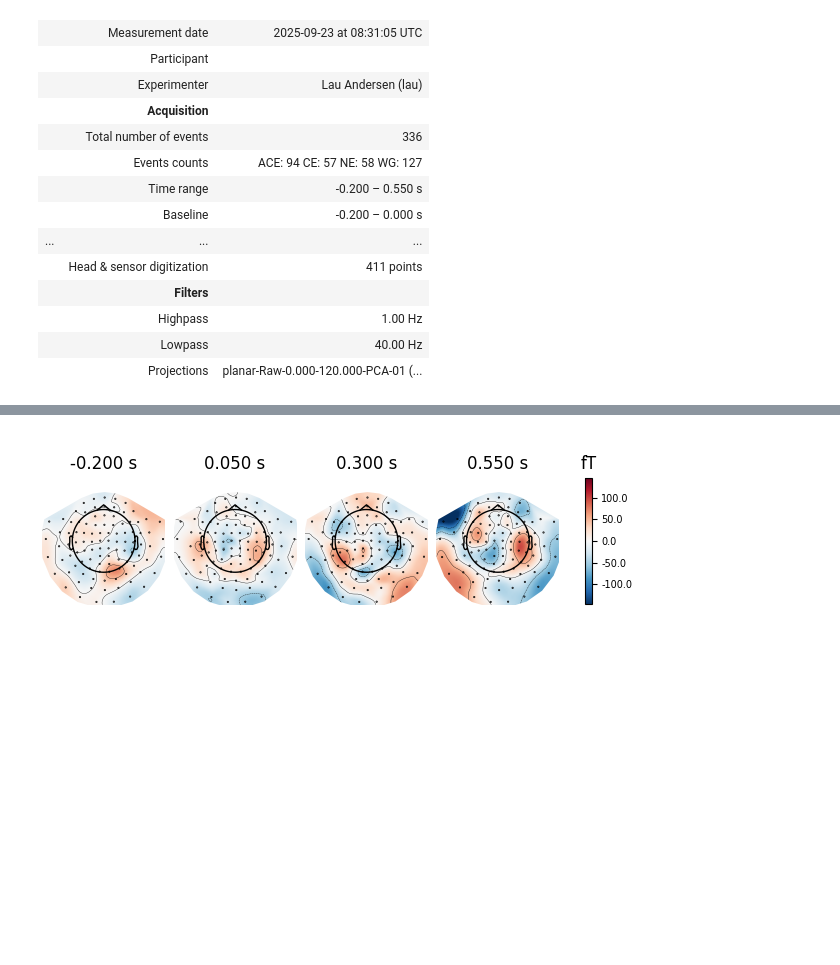
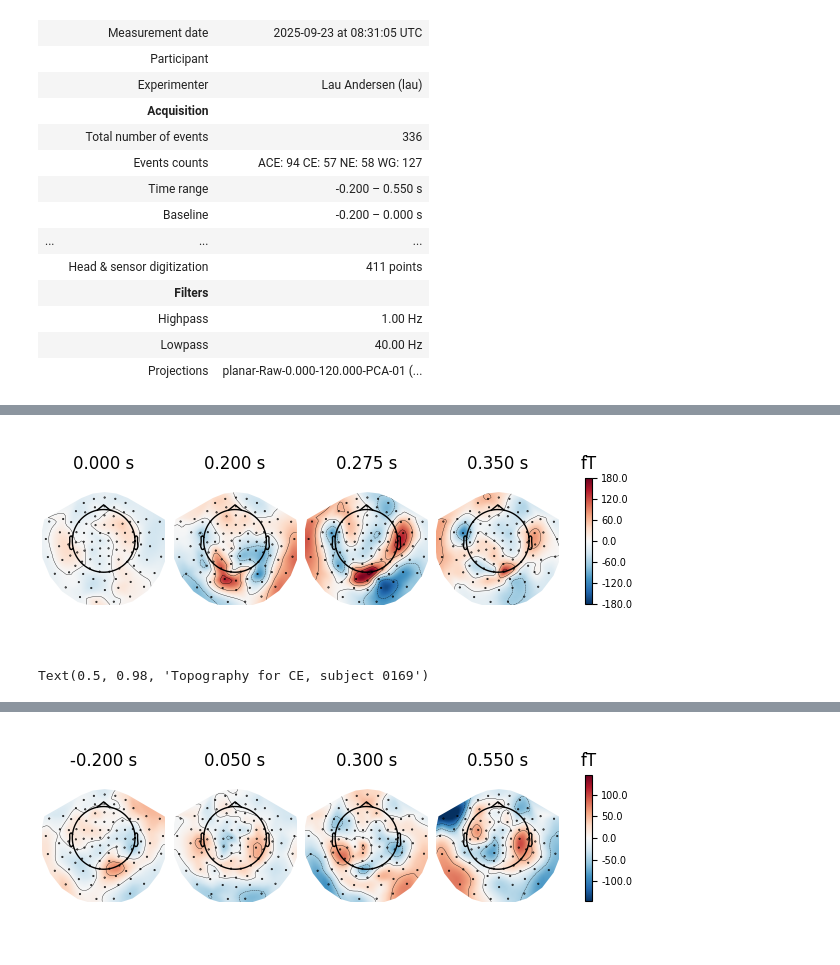
Before and after one commit to HMHojgaard/CogSci_F25, a Jupyter notebook: ACN/Preprocessing and ML.ipynb, the cells around one changed output, grey strips where cells are left out. Cells and saved outputs as stored; diff of their text form; code cells hidden in the pictures; blank space fills up the shorter version.

```diff
--- a/ACN/Preprocessing and ML.ipynb
+++ b/ACN/Preprocessing and ML.ipynb
@@ -187,0 +194,6 @@ for diff in diffs:
+# %%
+fig = mne.viz.plot_evoked_topomap(evokeds_filtered[3], times=[0, 0.2, 0.275, .350])
+fig.suptitle("Topography for CE, subject 0169", fontsize=14)
+# %% [output]
+[figure, added]
+Text(0.5, 0.98, 'Topography for CE, subject 0169')
```
Also changed, not shown: parts of 9 cells of this notebook.
